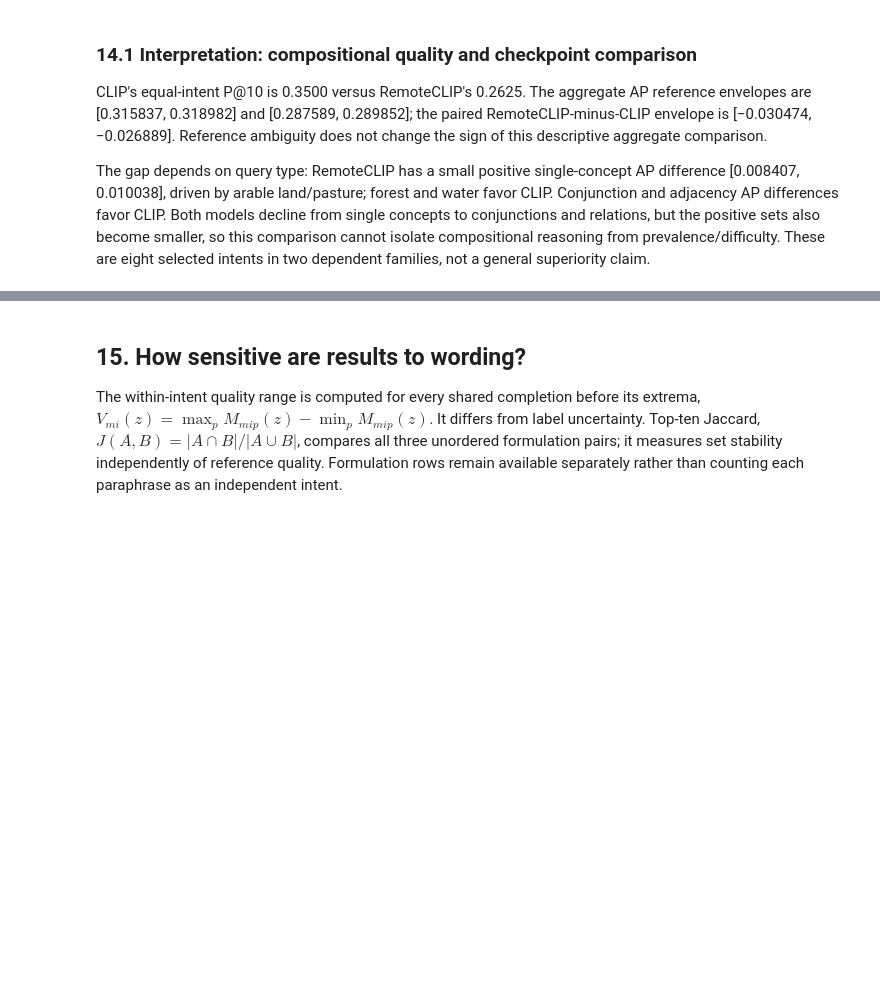
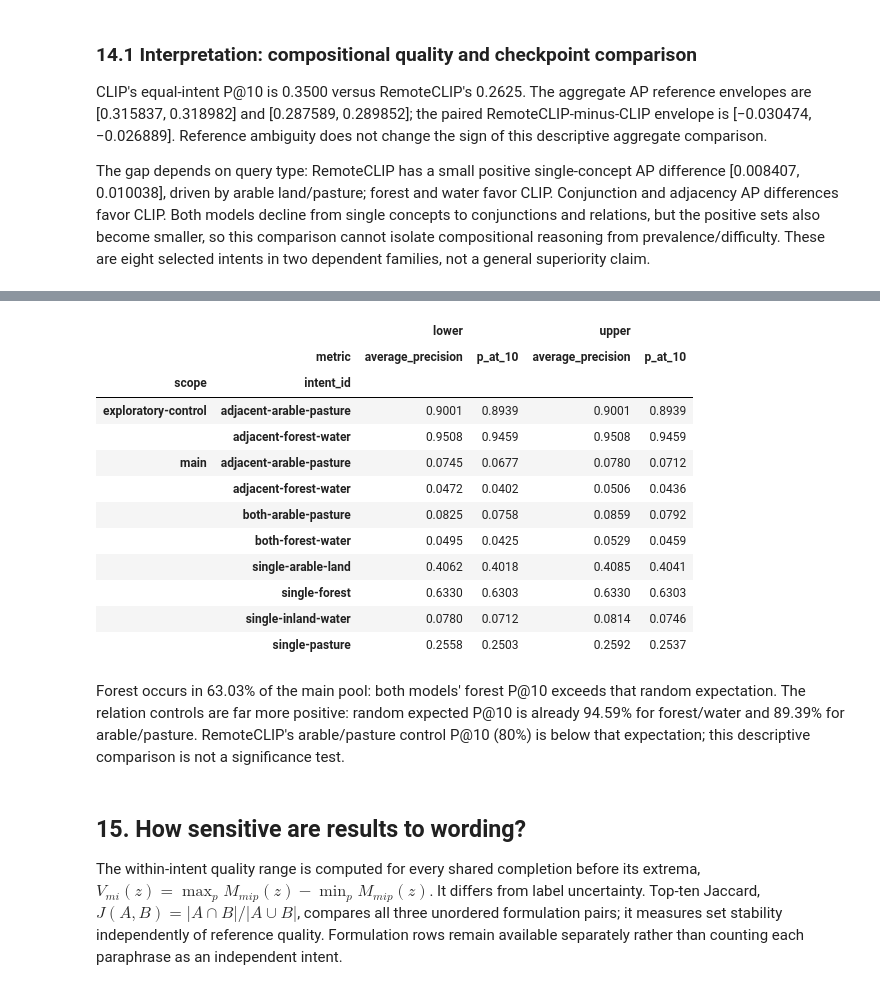
Before and after one commit to manuelmiddendorf/earth-observation, a Jupyter notebook: notebooks/03_retrieval_evaluation.ipynb, the cells around one changed output, grey strips where cells are left out. Saved outputs shown, nothing was run; the diff lists cells and outputs as text; code cells hidden in the pictures; blank space fills up the shorter version.

```diff
--- a/notebooks/03_retrieval_evaluation.ipynb
+++ b/notebooks/03_retrieval_evaluation.ipynb
@@ -852,3 +834,32 @@ The gap depends on query type: RemoteCLIP has a small positive single-concept AP
+# %%
+from earth_observation.random_reference import random_reference_rows
+
+random_context = pd.DataFrame(random_reference_rows(final_result))
+display(
+    random_context.pivot(
+        index=["scope", "intent_id"], columns="metric", values=["lower", "upper"]
+    ).round(4)
+)
+# %% [output]
+|  |  | lower |  | upper |  |
+|  | metric | average_precision | p_at_10 | average_precision | p_at_10 |
+| scope | intent_id |  |  |  |  |
+| exploratory-control | adjacent-arable-pasture | 0.9001 | 0.8939 | 0.9001 | 0.8939 |
+|  | adjacent-forest-water | 0.9508 | 0.9459 | 0.9508 | 0.9459 |
+| main | adjacent-arable-pasture | 0.0745 | 0.0677 | 0.0780 | 0.0712 |
+|  | adjacent-forest-water | 0.0472 | 0.0402 | 0.0506 | 0.0436 |
+|  | both-arable-pasture | 0.0825 | 0.0758 | 0.0859 | 0.0792 |
+|  | both-forest-water | 0.0495 | 0.0425 | 0.0529 | 0.0459 |
+|  | single-arable-land | 0.4062 | 0.4018 | 0.4085 | 0.4041 |
+|  | single-forest | 0.6330 | 0.6303 | 0.6330 | 0.6303 |
+|  | single-inland-water | 0.0780 | 0.0712 | 0.0814 | 0.0746 |
+|  | single-pasture | 0.2558 | 0.2503 | 0.2592 | 0.2537 |
+# %% [markdown]
+Forest occurs in 63.03% of the main pool: both models' forest P@10 exceeds that
+random expectation. The relation controls are far more positive: random expected
+P@10 is already 94.59% for forest/water and 89.39% for arable/pasture.
+RemoteCLIP's arable/pasture control P@10 (80%) is below that expectation;
+this descriptive comparison is not a significance test.
 # %% [markdown]
 ## 15. How sensitive are results to wording?
 
```
Also changed, not shown: parts of 11 cells of this notebook, 15 other files.
